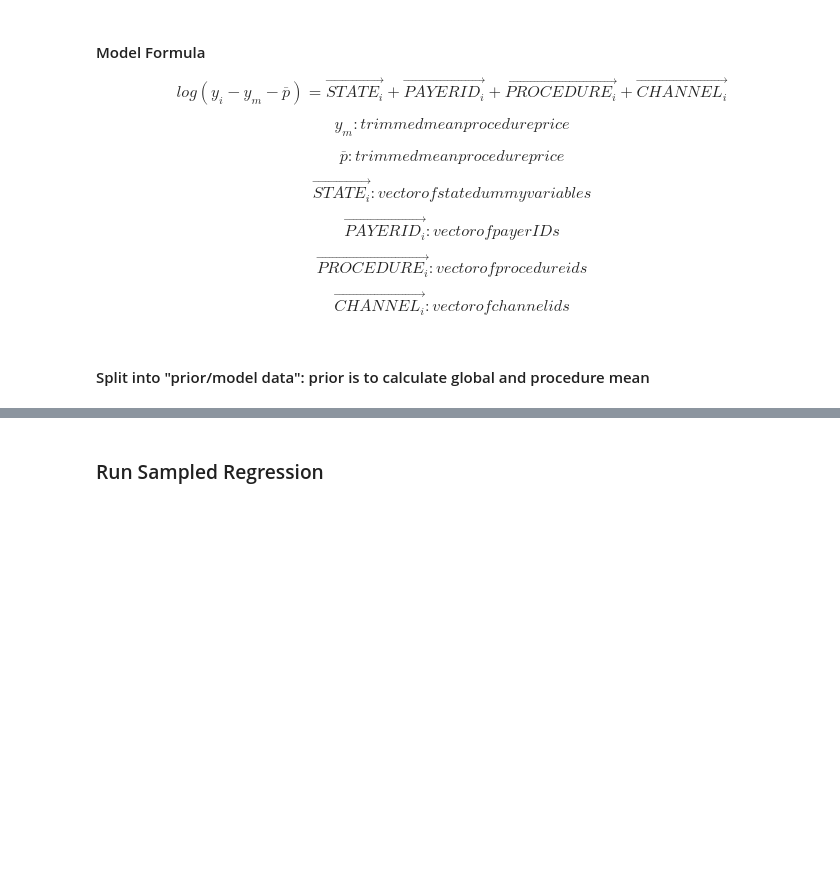
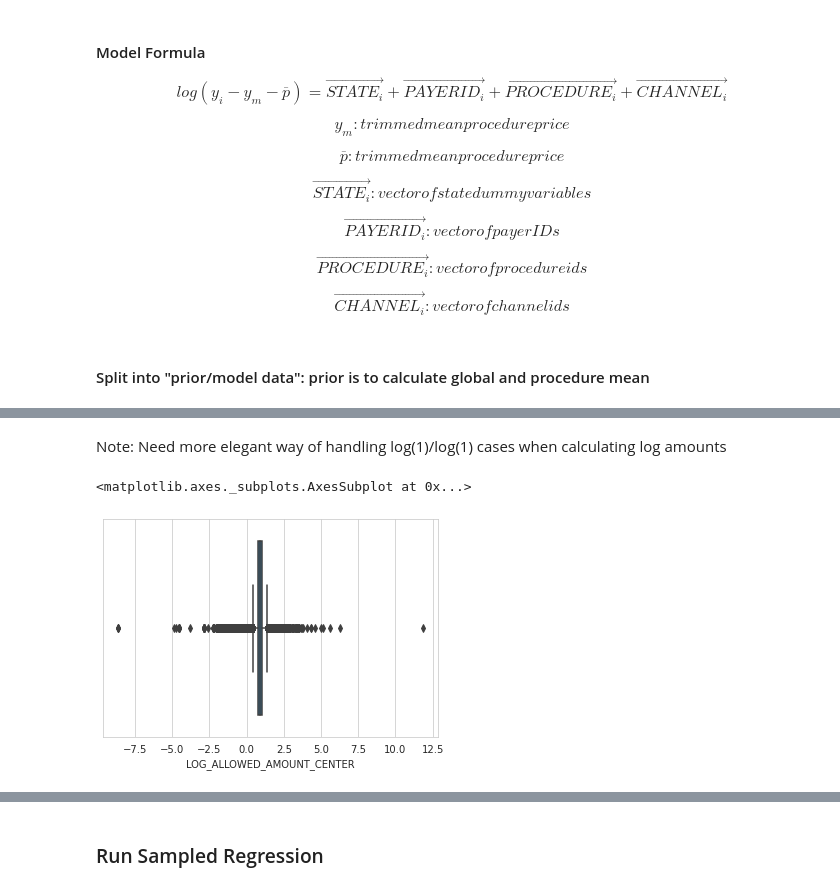
Before and after one commit to komodokamalesh/costofcare, a Jupyter notebook: analysis/Allowed Amounts Model v0.ipynb, the cells around one changed output, grey strips where cells are left out. Cells and saved outputs as stored; diff of their text form; code cells hidden in the pictures; blank space fills up the shorter version.

Commit message:
added basic linear model and error calcs

```diff
--- a/analysis/Allowed Amounts Model v0.ipynb
+++ b/analysis/Allowed Amounts Model v0.ipynb
@@ -210,3 +220,5 @@ price_mean=mean(X_prior['ALLOWED_AMOUNT'])
 X_model=X_model.merge(price_proc_summary, on="PROCEDURE",how="left")
 X_model['GLOBAL_PRICE_MEAN']=price_mean
 X_model.loc[X_model['PROC_PRICE_MEAN'].isna(),'PROC_PRICE_MEAN']=price_mean
+X_model["LOG_ALLOWED_AMOUNT_CENTER"]=log(X_model["ALLOWED_AMOUNT"])/log(X_model["PROC_PRICE_MEAN"])
+X_model=X_model[~X_model["LOG_ALLOWED_AMOUNT_CENTER"].isna()]
@@ -245,0 +225,7 @@ rmse_fit=[]
+# %% [markdown]
+Note: Need more elegant way of handling log(1)/log(1) cases when calculating log amounts
+# %%
+sns.boxplot(x=X_model["LOG_ALLOWED_AMOUNT_CENTER"])
+# %% [output]
+<matplotlib.axes._subplots.AxesSubplot at 0x...>
+[figure, added]
```
Also changed, not shown: parts of 26 cells of this notebook.
